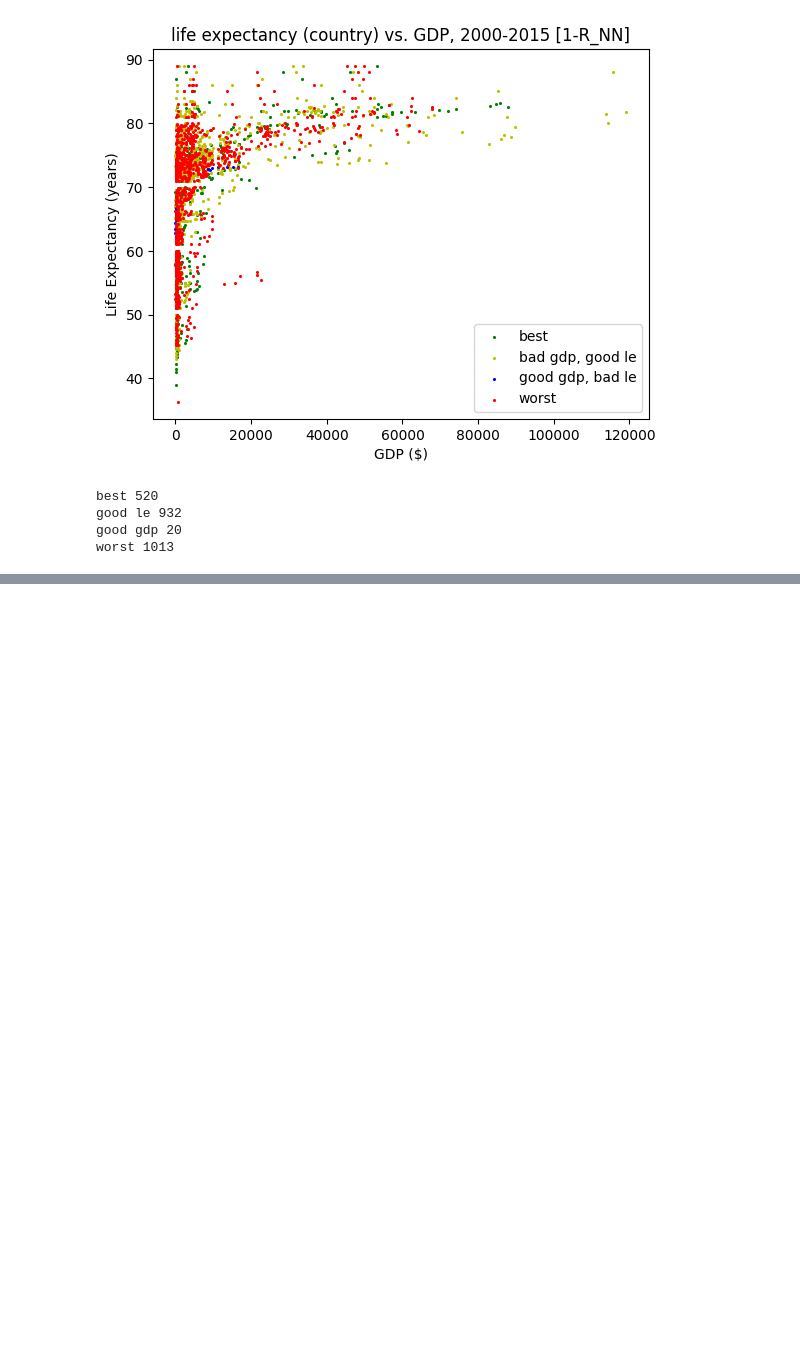
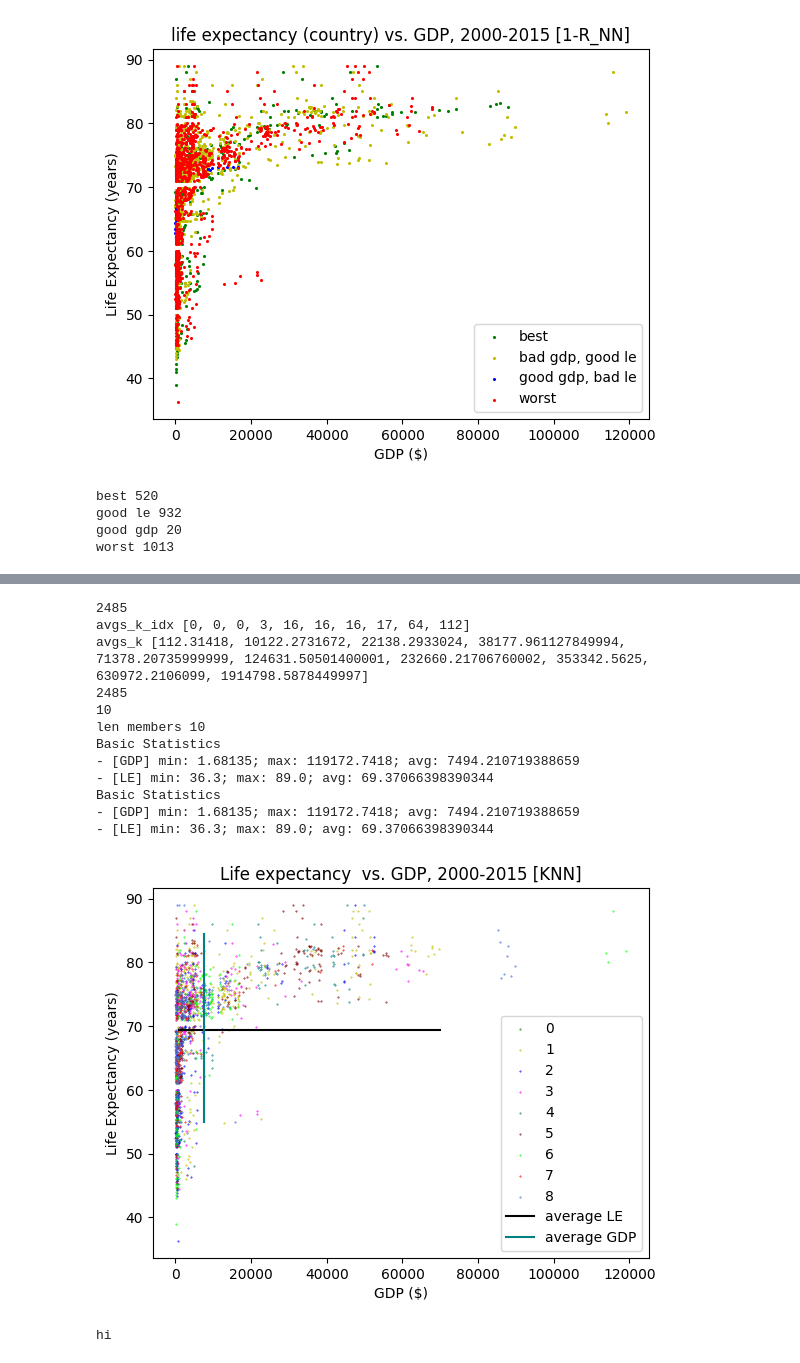
Before and after one commit to DolevArtzi/algsforbigdata, a Jupyter notebook: regression_testing.ipynb, the cells around one changed output, grey strips where cells are left out. Cells and saved outputs as stored; diff of their text form; code cells hidden in the pictures; blank space fills up the shorter version.

Commit message:
fixed. clustering() works now

```diff
--- a/regression_testing.ipynb
+++ b/regression_testing.ipynb
@@ -261,0 +250,74 @@ Basic Statistics
+# %%
+# sorted_x = sorted(data,key=lambda d:d[0])
+sorted_prod = sorted(data,key=lambda d:d[0]* d[1])
+l = len(sorted_prod)
+print(l)
+avg = sum([d[0]*d[1] for d in data])/l
+k = 10
+import math
+chunks = {i:[] for i in range(k)}
+
+
+chunk_size = math.ceil(l / k)
+avgs_k = []
+avgs_k_idx = []
+for i in range(k):
+    chunk = sorted_prod[i * chunk_size: (i + 1) * chunk_size]
+    chunks[i] = chunk
+    avgs_k.append(sorted_prod[i*chunk_size][0] * sorted_prod[i*chunk_size][1])
+offset = 0
+for a in avgs_k:
+    while data[offset][0] * data[offset][1] < a and len(avgs_k_idx) <= k-1:
+        offset += 1
+    avgs_k_idx.append(offset)
+
+print('avgs_k_idx',avgs_k_idx)
+print('avgs_k',avgs_k)
+# chunks[k-1] = sorted_prod[k-2 + l//k:]
+print(sum([len(chunks[i]) for i in range(k)]))
+members = [lambda d_i: d_i[0]*d_i[1] < avgs_k[0]]
+
+# <= avgs_k[0]
+#
+#
+def least_ub_idx(xs,x_avgs,i):
+    for j,x in enumerate(xs):
+        if x[0]*x[1] >= x_avgs[i]:
+            return i
+# members.extend([lambda d: avgs_k[i-1] <= d[0]*d[1] <= avgs_k[i] for i in range(1,k))
+print(len(avgs_k))
+for i in range(1,k-1):
+    # print(i,chunk_size,len(sorted_prod))
+    # print(len(avgs_k),i)
+    # print('iiii',i)
+    members.append(lambda d_i: avgs_k[least_ub_idx(data,avgs_k,i)-1] <= d_i[0]*d_i[1] < avgs_k[least_ub_idx(data,avgs_k,i)])
+members.append(lambda d: d[0]*d[1] >= avgs_k[-2])
+print('len members',len(members))
+cat_info = {str(i):(members[i],least_ub_idx(sorted_prod,avgs_k,i)) for i in range(k)}
+# j = 0
+# for i,d in enumerate(data):
+#     found = 0
+#     for m in members:
+#         # print(len(avgs_k),len(d))
+#         if m(d):
+#             j+=1
+#             found = 1
+#             break
+
+p.clustering('GDP','Life expectancy ',cat_info=cat_info)
+# j
+# %% [output]
+2485
+avgs_k_idx [0, 0, 0, 3, 16, 16, 16, 17, 64, 112]
+avgs_k [112.31418, 10122.2731672, 22138.2933024, 38177.961127849994, 71378.20735999999, 124631.50501400001, 232660.21706760002, 353342.5625, 630972.2106099, 1914798.5878449997]
+2485
+10
+len members 10
+Basic Statistics
+- [GDP] min: 1.68135; max: 119172.7418; avg: 7494.210719388659
+- [LE] min: 36.3; max: 89.0; avg: 69.37066398390344
+Basic Statistics
+- [GDP] min: 1.68135; max: 119172.7418; avg: 7494.210719388659
+- [LE] min: 36.3; max: 89.0; avg: 69.37066398390344
+[figure, added]
+hi
```
Also changed, not shown: parts of 2 cells of this notebook, 1 other file.
